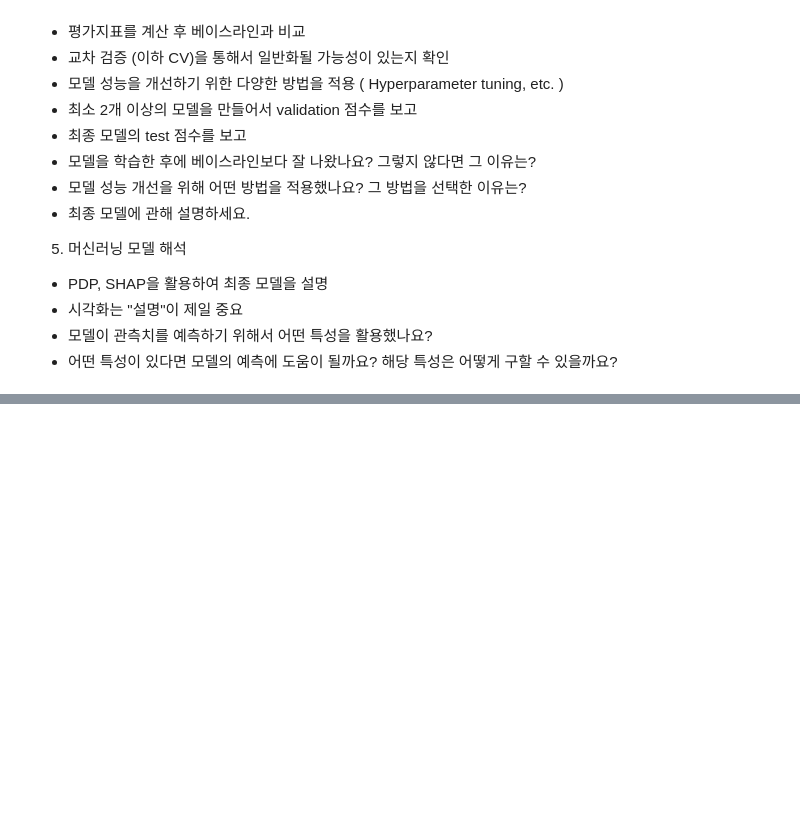
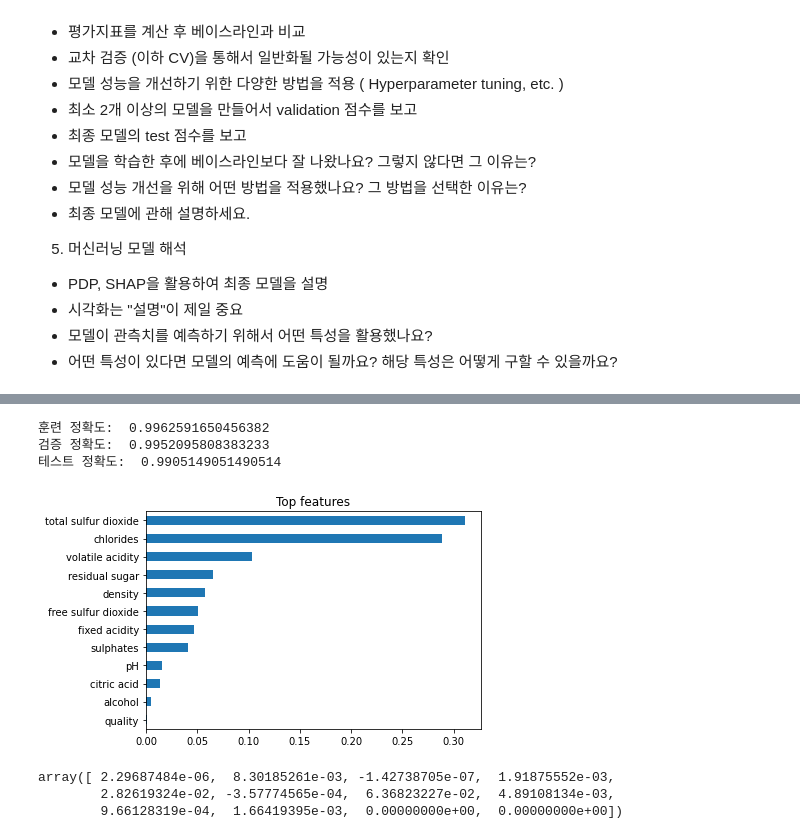
Before and after one commit to sksos7/Project, a Jupyter notebook: Codestates_AI_05/Project_S_02/AI_05_이동규_Section2.ipynb, the cells around one changed output, grey strips where cells are left out. Saved outputs shown, nothing was run; the diff lists cells and outputs as text; code cells hidden in the pictures; blank space fills up the shorter version.

```diff
--- a/Codestates_AI_05/Project_S_02/AI_05_이동규_Section2.ipynb
+++ b/Codestates_AI_05/Project_S_02/AI_05_이동규_Section2.ipynb
@@ -50,0 +281,12 @@ rw = pd.read_csv('/content/drive/MyDrive/AI_05/S2/N2_Project/winequality-red.csv
+# %%
+# 랜덤포레스트(앙상블)
+pipe_randomfo = make_pipeline(
+    SimpleImputer(),
+    StandardScaler(),
+    RandomForestClassifier(random_state=2)
+    )
+
+pipe_randomfo.fit(X_train, y_train)
+print('훈련 정확도: ', pipe_randomfo.score(X_train, y_train))
+print('검증 정확도: ', pipe_randomfo.score(X_val, y_val))
+print('검증 정확도: ', pipe_randomfo.score(X_test, y_test))
@@ -50,0 +307,22 @@ rw = pd.read_csv('/content/drive/MyDrive/AI_05/S2/N2_Project/winequality-red.csv
+# %%
+dists = {
+    'simpleimputer__strategy': ['mean', 'median'],
+    'randomforestclassifier__n_estimators': range(1,100),
+    'randomforestclassifier__max_depth': range(1,50),
+    'randomforestclassifier__min_samples_split': range(1,50),
+    'randomforestclassifier__min_samples_leaf': range(1,50),
+    'randomforestclassifier__max_features': range(1,12),
+    'randomforestclassifier__max_leaf_nodes': range(1,50),
+}
+
+clf = RandomizedSearchCV(
+    pipe_randomfo,
+    param_distributions=dists,
+    n_iter=100,
+    cv=3,
+    scoring='f1',
+    verbose=1,
+    n_jobs=-1
+)
+
+clf.fit(X_train, y_train);
@@ -50,0 +364,22 @@ rw = pd.read_csv('/content/drive/MyDrive/AI_05/S2/N2_Project/winequality-red.csv
+# %%
+pipe_randomfo = clf.best_estimator_
+# %%
+y_pred = pipe_randomfo.predict(X_train)
+print('훈련 정확도: ', f1_score(y_train, y_pred))
+y_pred = pipe_randomfo.predict(X_val)
+print('검증 정확도: ', f1_score(y_val, y_pred))
+y_pred = pipe_randomfo.predict(X_test)
+print('테스트 정확도: ', f1_score(y_test, y_pred))
+# %% [output]
+훈련 정확도:  0.9962591650456382
+검증 정확도:  0.9952095808383233
+테스트 정확도:  0.9905149051490514
+# %%
+# 특성 중요도
+rf = pipe_randomfo.named_steps['randomforestclassifier']
+importances = pd.Series(rf.feature_importances_, X_train.columns)
+
+plt.title(f'Top features')
+importances.sort_values().plot.barh();
+# %% [output]
+[figure, added]
@@ -50,0 +398,6 @@ rw = pd.read_csv('/content/drive/MyDrive/AI_05/S2/N2_Project/winequality-red.csv
+# %%
+permuter.feature_importances_
+# %% [output]
+array([ 2.29687484e-06,  8.30185261e-03, -1.42738705e-07,  1.91875552e-03,
+        2.82619324e-02, -3.57774565e-04,  6.36823227e-02,  4.89108134e-03,
+        9.66128319e-04,  1.66419395e-03,  0.00000000e+00,  0.00000000e+00])
```
Also changed, not shown: parts of 32 cells of this notebook.
